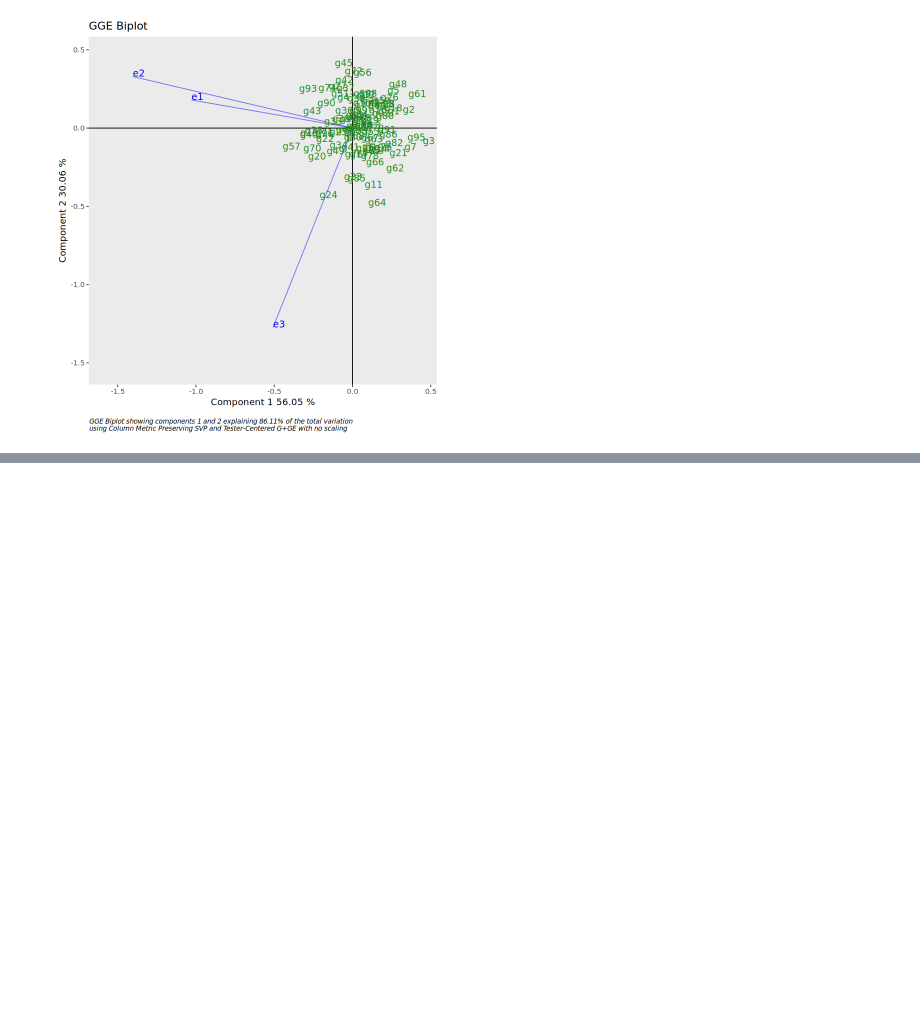
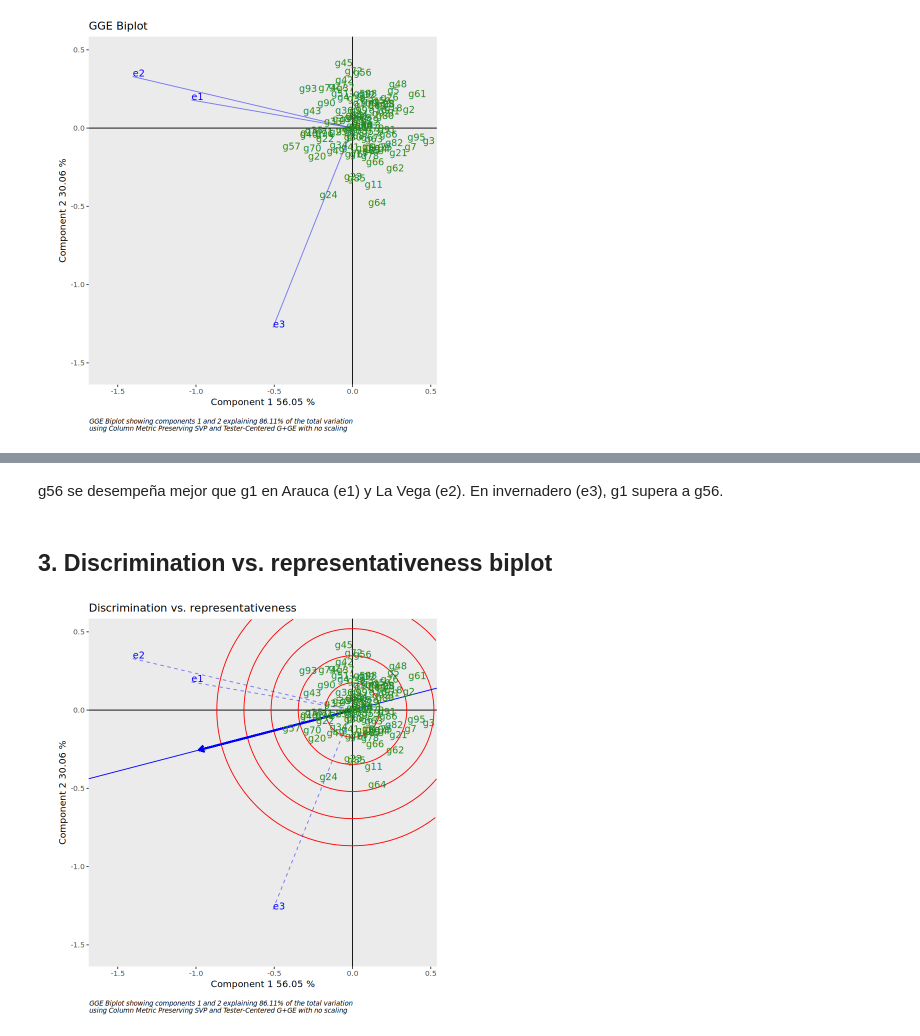
Before and after one commit to hdescobarh/journey-resolution, a Jupyter notebook: GRC_Taller02_GxE/Code/mi_solucion.ipynb, the cells around one changed output, grey strips where cells are left out. Drawn from its saved outputs; the diff is of its cells as text; code cells hidden in the pictures; blank space fills up the shorter version.

```diff
--- a/GRC_Taller02_GxE/Code/mi_solucion.ipynb
+++ b/GRC_Taller02_GxE/Code/mi_solucion.ipynb
@@ -50,0 +71,8 @@ En Arauca (e1) y La Vega (e2) se presenta el comportamiento más similar. Los á
+# %% [markdown]
+g56 se desempeña mejor que g1 en Arauca (e1) y La Vega (e2). En invernadero (e3), g1 supera a g56.
+# %% [markdown]
+## 3. Discrimination vs. representativeness biplot
+# %%
+DiscRep(gge_model)
+# %% [output]
+[figure, added]
```
Also changed, not shown: parts of 10 cells of this notebook.
